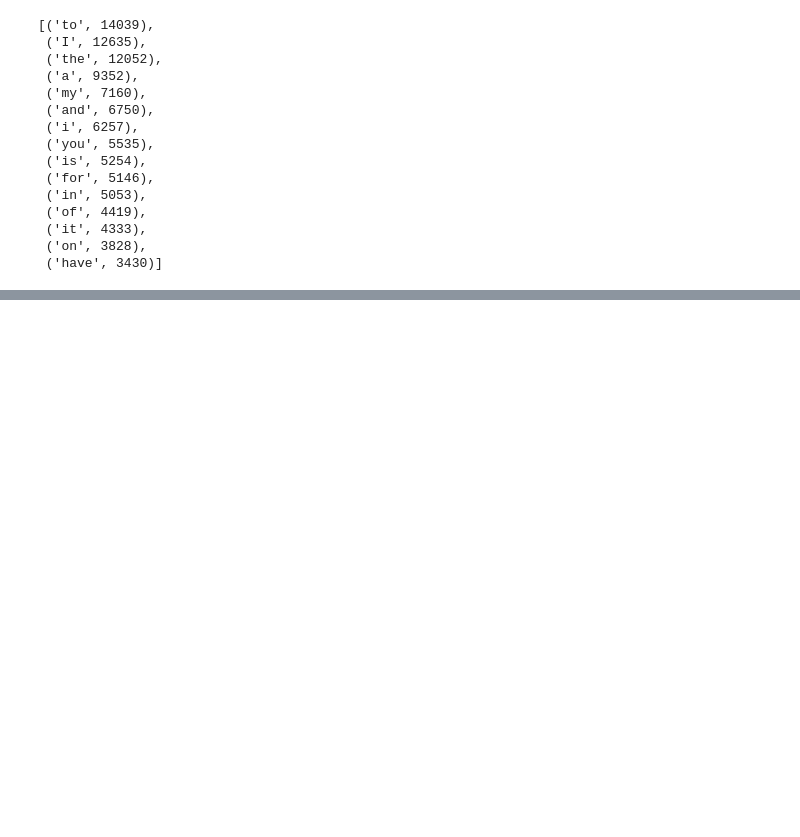
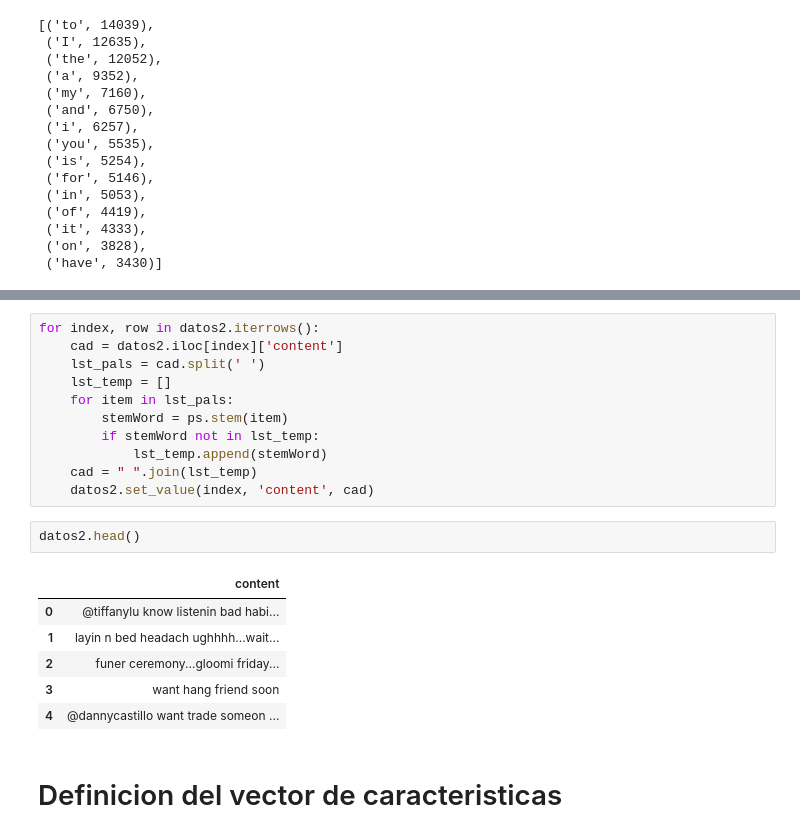
Before and after one commit to Giohanny/ta2_nlp, a Jupyter notebook: laboratorio 9.ipynb, the cells around one changed output, grey strips where cells are left out. Drawn from its saved outputs; the diff is of its cells as text; blank space fills up the shorter version.

```diff
--- a/laboratorio 9.ipynb
+++ b/laboratorio 9.ipynb
@@ -147,0 +227,22 @@ count_t.most_common(15)
+# %%
+for index, row in datos2.iterrows():
+    cad = datos2.iloc[index]['content']
+    lst_pals = cad.split(' ')
+    lst_temp = []
+    for item in lst_pals:
+        stemWord = ps.stem(item)
+        if stemWord not in lst_temp:
+            lst_temp.append(stemWord)
+    cad = " ".join(lst_temp)
+    datos2.set_value(index, 'content', cad)
+# %%
+datos2.head()
+# %% [output]
+|  | content |
+| 0 | @tiffanylu know listenin bad habi... |
+| 1 | layin n bed headach ughhhh...wait... |
+| 2 | funer ceremony...gloomi friday... |
+| 3 | want hang friend soon |
+| 4 | @dannycastillo want trade someon ... |
+# %% [markdown]
+#  Definicion del vector de caracteristicas
```
Also changed, not shown: parts of 15 cells of this notebook, 1 other file.
